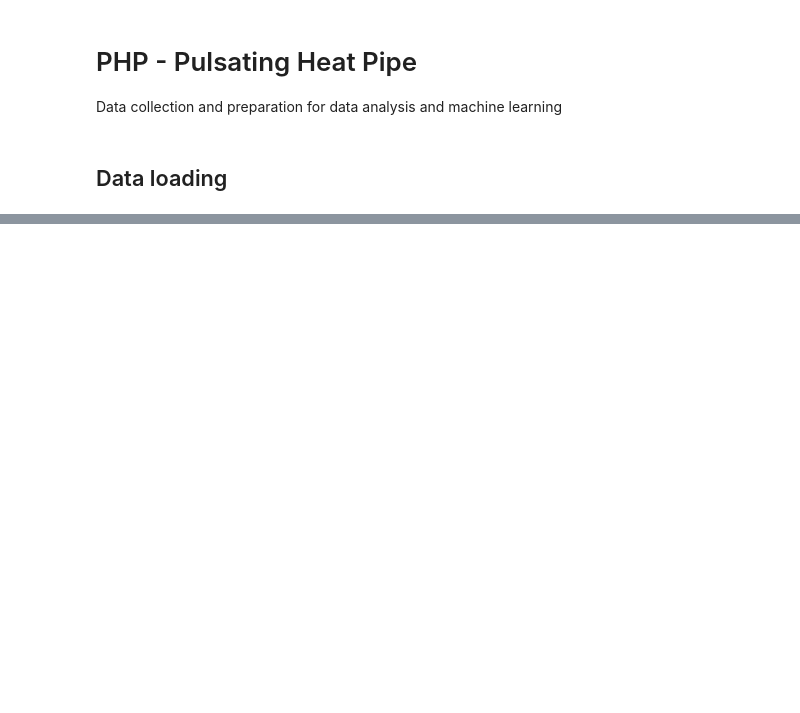
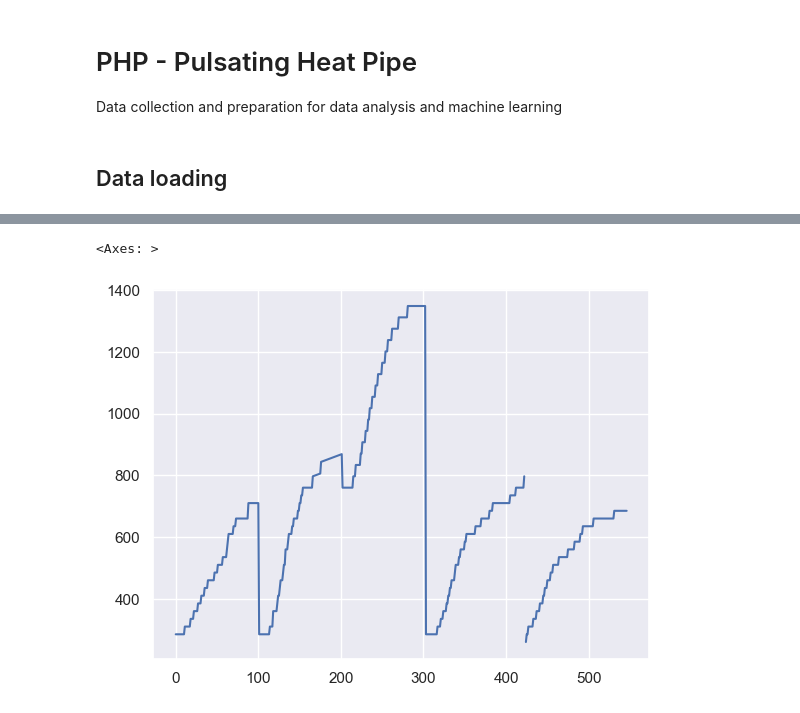
Before and after one commit to nirmalparmarphd/PulseHeatPipe, a Jupyter notebook: data_prep.ipynb, the cells around one changed output, grey strips where cells are left out. Cells and saved outputs as stored; diff of their text form; code cells hidden in the pictures; blank space fills up the shorter version.

```diff
--- a/data_prep.ipynb
+++ b/data_prep.ipynb
@@ -67,0 +69,5 @@ df.plot(figsize=(15,15))
+# %%
+df['Pressure (mm of Hg).1'].plot()
+# %% [output]
+<Axes: >
+[figure, added]
```
Also changed, not shown: parts of 7 cells of this notebook.
